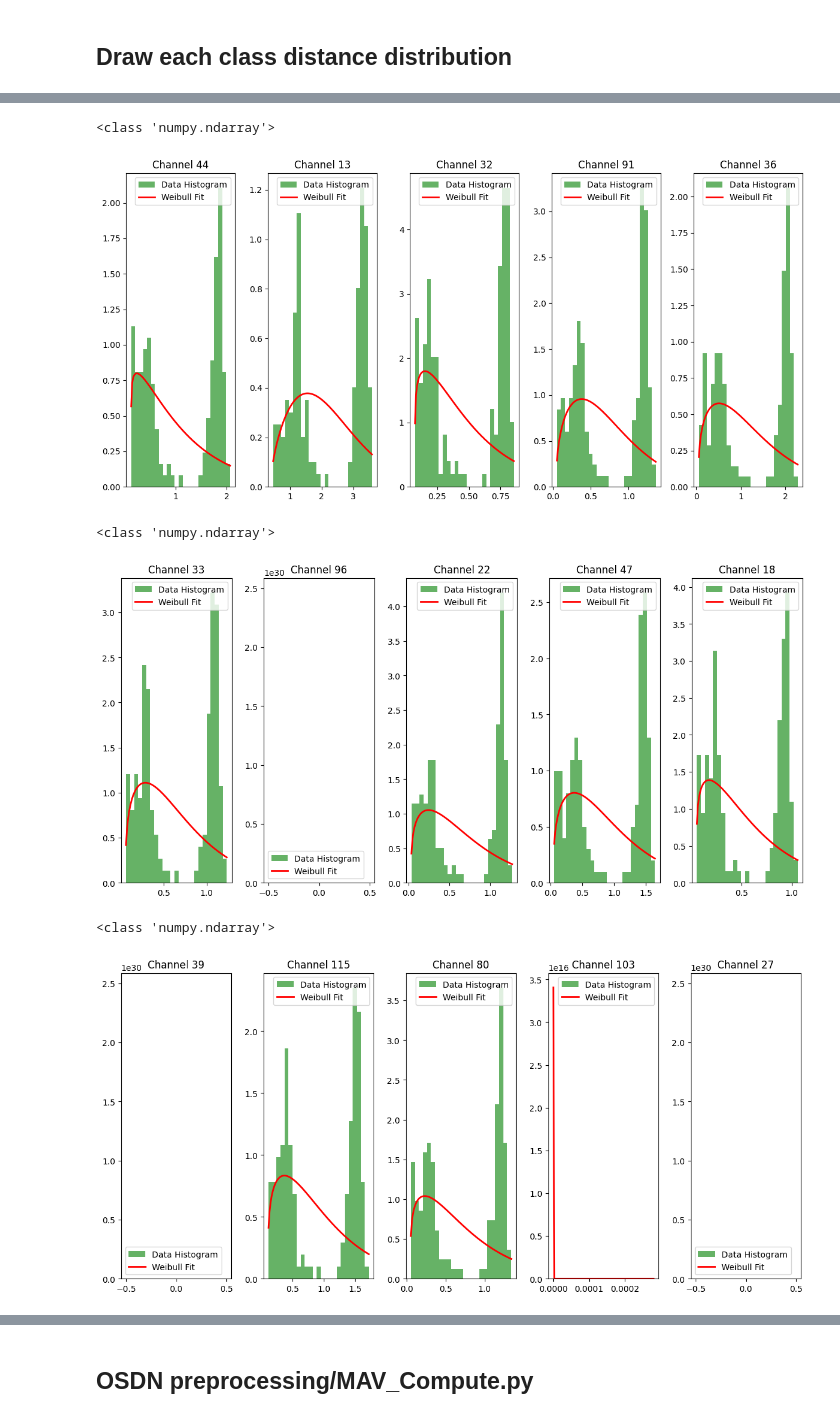
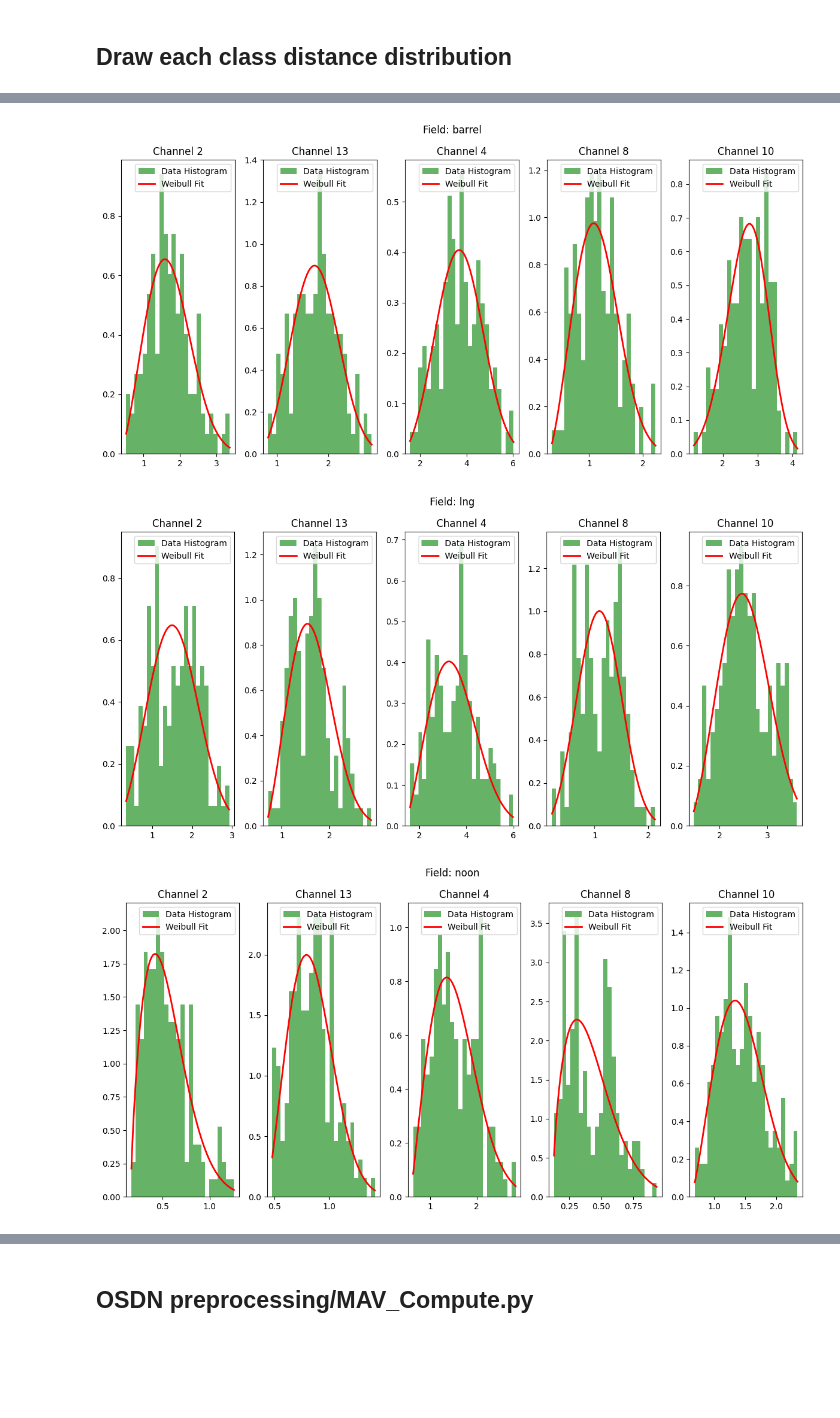
Before and after one commit to Samel0731/ae-zero-shot, a Jupyter notebook: experience/modeling_latent.ipynb, the cells around one changed output, grey strips where cells are left out. Saved outputs shown, nothing was run; the diff lists cells and outputs as text; code cells hidden in the pictures; blank space fills up the shorter version.

Commit message:
feat(): plot the error distribution

```diff
--- a/experience/modeling_latent.ipynb
+++ b/experience/modeling_latent.ipynb
@@ -33,7 +33,7 @@ print(f'training dataset total data: {len(training_set)}')
 # Load the trained model
 device = torch.device('cuda' if torch.cuda.is_available() else 'cpu')
 autoencoder = build_AE()  # Make sure this matches the original model architecture
-autoencoder.load_state_dict(torch.load('../saved/models/model_20240920_121522_97.pt', weights_only=True))
+autoencoder.load_state_dict(torch.load('../saved/models/model_20240928_204659_99.pt', weights_only=True))
 autoencoder.to(device)
 # --------------------------------------------------------------------------
 # %% [output]
@@ -158,7 +254,7 @@ print(len(per_fields_mav), type(per_fields_mav[0]))
 # compute channel distances
 import scipy.spatial.distance as spd
 
-latent_channels_number = 128
+latent_channels_number = 16
 per_fields_ch_dist = []
 for field_latents in per_fields_latents:
     eucos_dist = []
@@ -180,9 +276,9 @@ for field_latents in per_fields_latents:
     eu_dist = np.asarray(eu_dist)
     cos_dist = np.asarray(cos_dist)
 
-    assert eucos_dist.shape[0] == 128
-    assert eu_dist.shape[0] == 128
-    assert cos_dist.shape[0] == 128
+    assert eucos_dist.shape[0] == 16
+    assert eu_dist.shape[0] == 16
+    assert cos_dist.shape[0] == 16
     assert eucos_dist.shape[1] == len(field_latents)
     assert eu_dist.shape[1] == len(field_latents)
     assert cos_dist.shape[1] == len(field_latents)
@@ -212,7 +302,7 @@ import scipy.spatial.distance as spd
 import numpy as np
 import torch
 
-latent_channels_number = 128
+latent_channels_number = 16
 per_fields_ch_dist = []
 
 for field_latents in per_fields_latents:
@@ -265,9 +409,9 @@ import matplotlib.pyplot as plt
 from scipy.stats import weibull_min
 
 # Approach 1: Randomly sample a few channels and overlay Weibull fit
-def plot_sampled_weibull_fit(eucos_dist, num_samples=5):
-    sampled_channels = np.random.choice(eucos_dist.shape[0], num_samples, replace=False)
-
+def plot_sampled_weibull_fit(eucos_dist, num_samples=5, features=False, field_name=''):
+    # sampled_channels = np.random.choice(eucos_dist.shape[0], num_samples, replace=False)
+    sampled_channels = [2, 13, 4, 8, 10] if not features else [0, 42, 44, 29, 55]
     plt.figure(figsize=(12, 6))
     for i, channel_idx in enumerate(sampled_channels):
         data = eucos_dist[channel_idx]
@@ -280,19 +424,23 @@ def plot_sampled_weibull_fit(eucos_dist, num_samples=5):
         plt.subplot(1, num_samples, i+1)
         plt.hist(data, bins=25, density=True, alpha=0.6, color='g', label='Data Histogram')
         plt.plot(x, weibull_pdf, 'r-', lw=2, label='Weibull Fit')
-        plt.title(f'Channel {channel_idx}')
+        if features==True:
+            plt.title(f'Features {channel_idx}')
+        else:
+            plt.title(f'Channel {channel_idx}')
         plt.legend()
-
+        plt.suptitle(f'Field: {field_name}')
     plt.tight_layout()
     plt.show()
+print(field_names)
 eucos = per_fields_ch_dist[0].get('euclidean')
-plot_sampled_weibull_fit(eucos)
-eucos1 = per_fields_ch_dist[0].get('euclidean')
-plot_sampled_weibull_fit(eucos1)
-eucos2 = per_fields_ch_dist[0].get('euclidean')
-plot_sampled_weibull_fit(eucos2)
-eucos3 = per_fields_ch_dist[0].get('euclidean')
-plot_sampled_weibull_fit(eucos3)
-eucos4 = per_fields_ch_dist[0].get('euclidean')
-plot_sampled_weibull_fit(eucos4)
+plot_sampled_weibull_fit(eucos, field_name=field_names[0])
+eucos1 = per_fields_ch_dist[1].get('euclidean')
+plot_sampled_weibull_fit(eucos1, field_name=field_names[1])
+eucos2 = per_fields_ch_dist[2].get('euclidean')
+plot_sampled_weibull_fit(eucos2, field_name=field_names[2])
+eucos3 = per_fields_ch_dist[3].get('euclidean')
+plot_sampled_weibull_fit(eucos3, field_name=field_names[3])
+eucos4 = per_fields_ch_dist[4].get('euclidean')
+plot_sampled_weibull_fit(eucos4, field_name=field_names[4])
 # %% [output]
@@ -304,6 +450,3 @@ plot_sampled_weibull_fit(eucos4)
-<class 'numpy.ndarray'>
-[figure, old version]
+[figure, new version]
-<class 'numpy.ndarray'>
-[figure, old version]
+[figure, new version]
-<class 'numpy.ndarray'>
-[figure, old version]
+[figure, new version]
```
Also changed, not shown: parts of 13 cells of this notebook, 5 other files.
